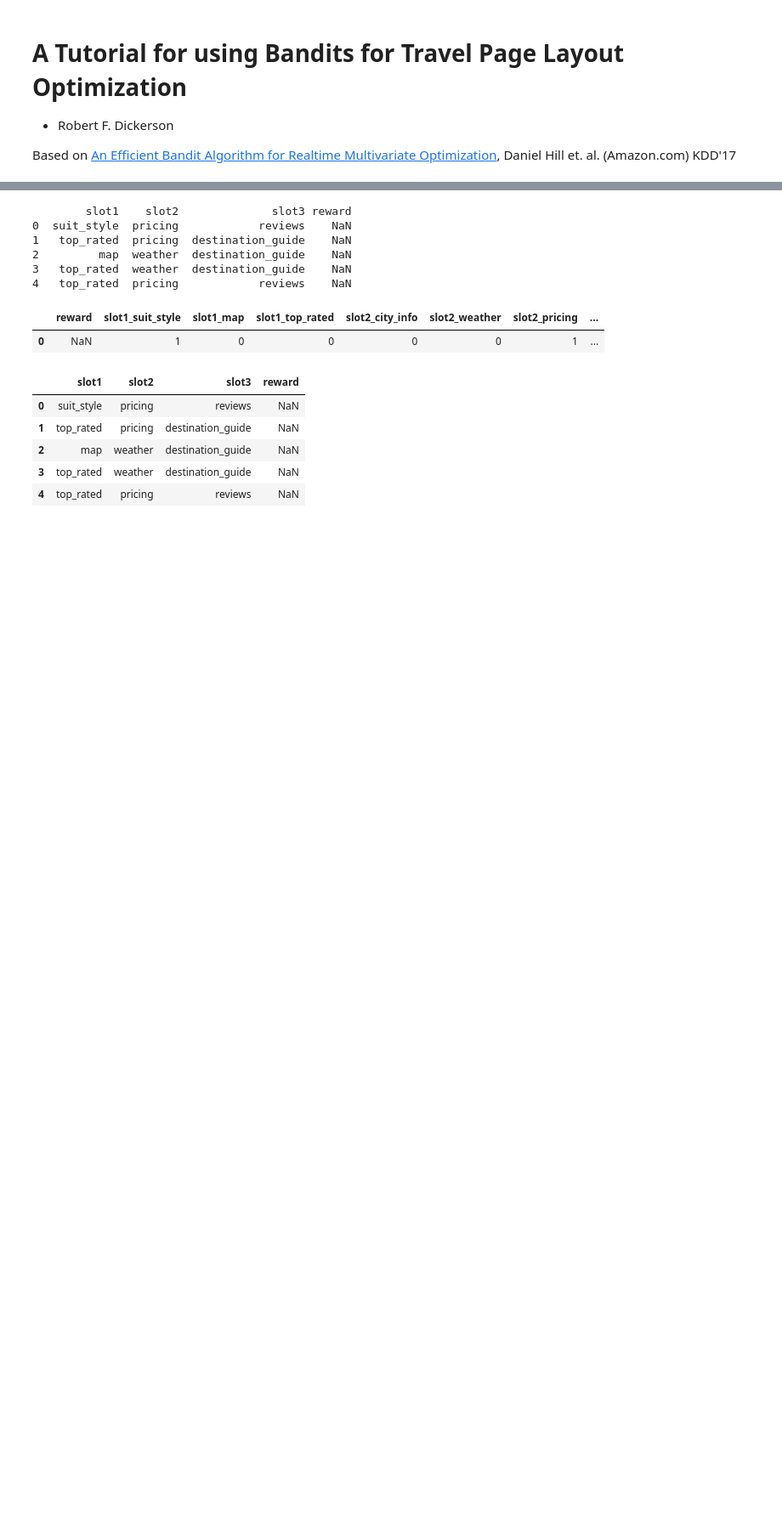
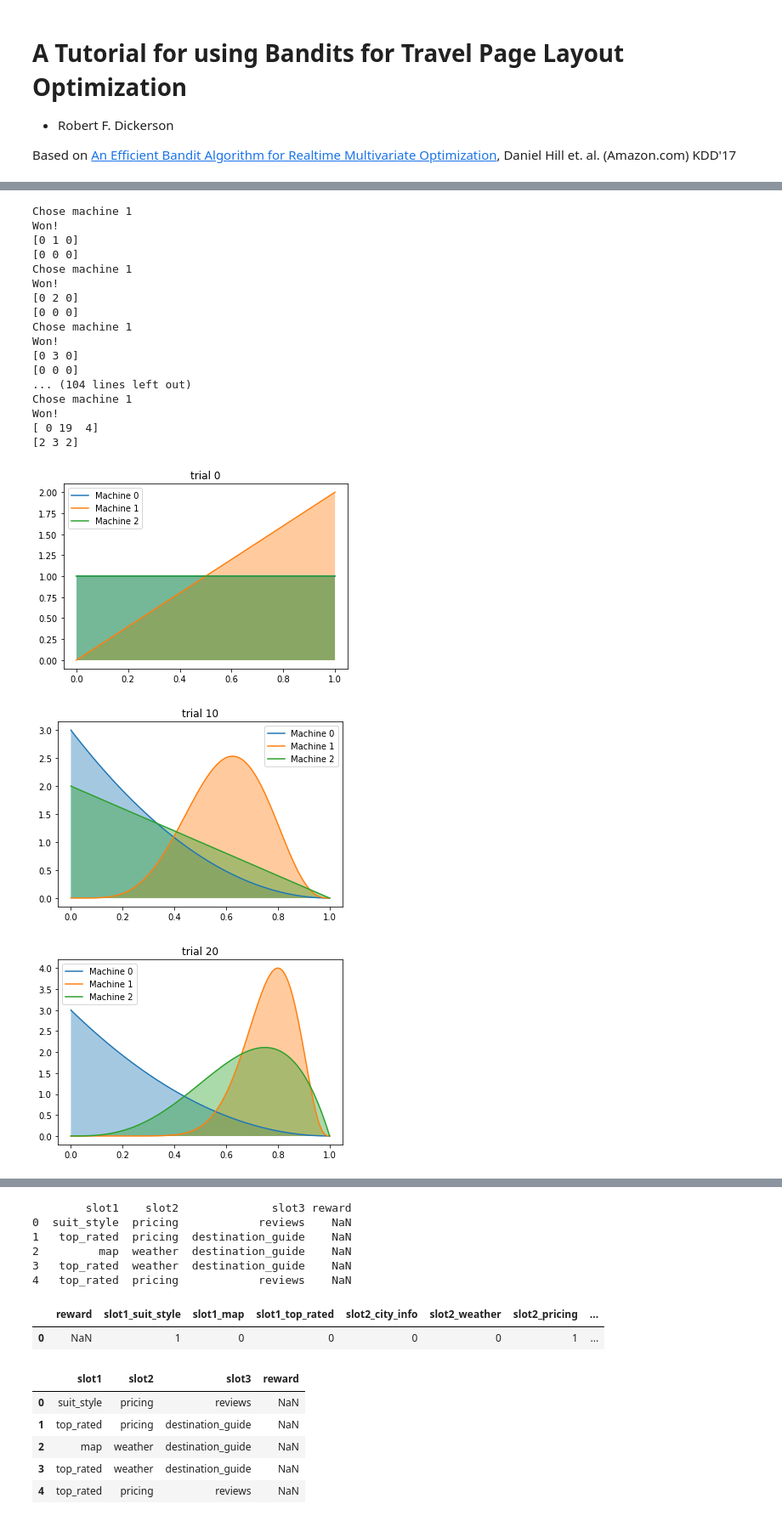
Before and after one commit to rfdickerson/multiarmed-bandits, a Jupyter notebook: Contextual Bandits.ipynb, the cells around one changed output, grey strips where cells are left out. Shown: that part at 85% size. Drawn from its saved outputs; the diff is of its cells as text; code cells hidden in the pictures; blank space fills up the shorter version.

Commit message:
add more thompson sampling

```diff
--- a/Contextual Bandits.ipynb
+++ b/Contextual Bandits.ipynb
@@ -71,3 +92,63 @@ If we have observed data each machine, we can form a distribution of belief that
+# %%
+def plot_beliefs(t, S, F):
+    x = np.linspace(0, 1, 100)
+    N = len(S)
+
+    plt.figure(t)
+
+    for i in range(N):
+        y = beta.pdf(x, S[i] + 1, F[i] + 1)
+        plt.plot(x, y, label="Machine {}".format(i))
+        plt.fill_between(x, 0, y, alpha=0.4)
+
+    plt.title('trial {}'.format(t))
+    plt.legend()
+# %%
+n_trials = 30
+p = [0.2, 0.7, 0.5]
+N = len(p)
+
+S = np.zeros(N, dtype=np.uint8)
+F = np.zeros(N, dtype=np.uint8)
+
+for t in range(n_trials):
+    machine = thompson(S, F)
+
+    print("Chose machine {}".format(machine))
+    r = np.random.random()
+    if r < p[machine]:
+        print("Won!")
+        S[machine] += 1
+    else:
+        print("Lost...")
+        F[machine] += 1
+
+    print(S)
+    print(F)
+
+    if t % 10 == 0:
+        plot_beliefs(t, S, F)
+# %% [output]
+Chose machine 1
+Won!
+[0 1 0]
+[0 0 0]
+Chose machine 1
+Won!
+[0 2 0]
+[0 0 0]
+Chose machine 1
+Won!
+[0 3 0]
+[0 0 0]
+... (104 lines left out)
+Chose machine 1
+Won!
+[ 0 19  4]
+[2 3 2]
+[figure, added]
+[figure, added]
+[figure, added]
 # %% [markdown]
 ## Page layout problem
 
```
Also changed, not shown: parts of 8 cells of this notebook, 2 other files.
